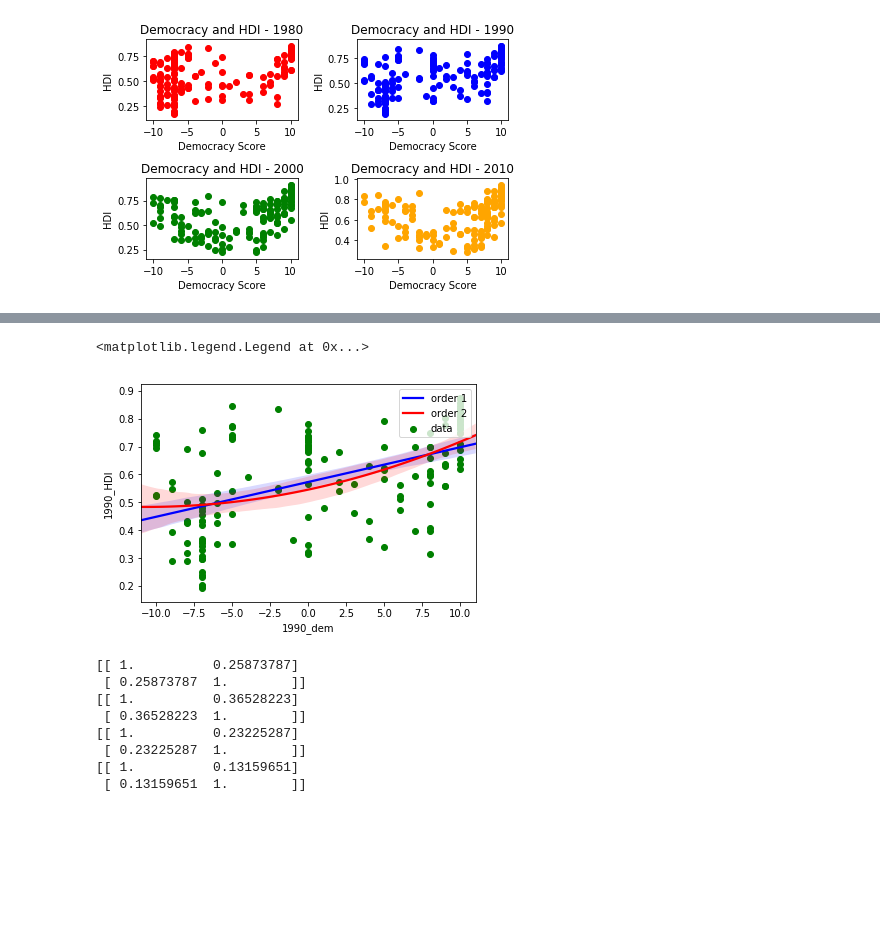
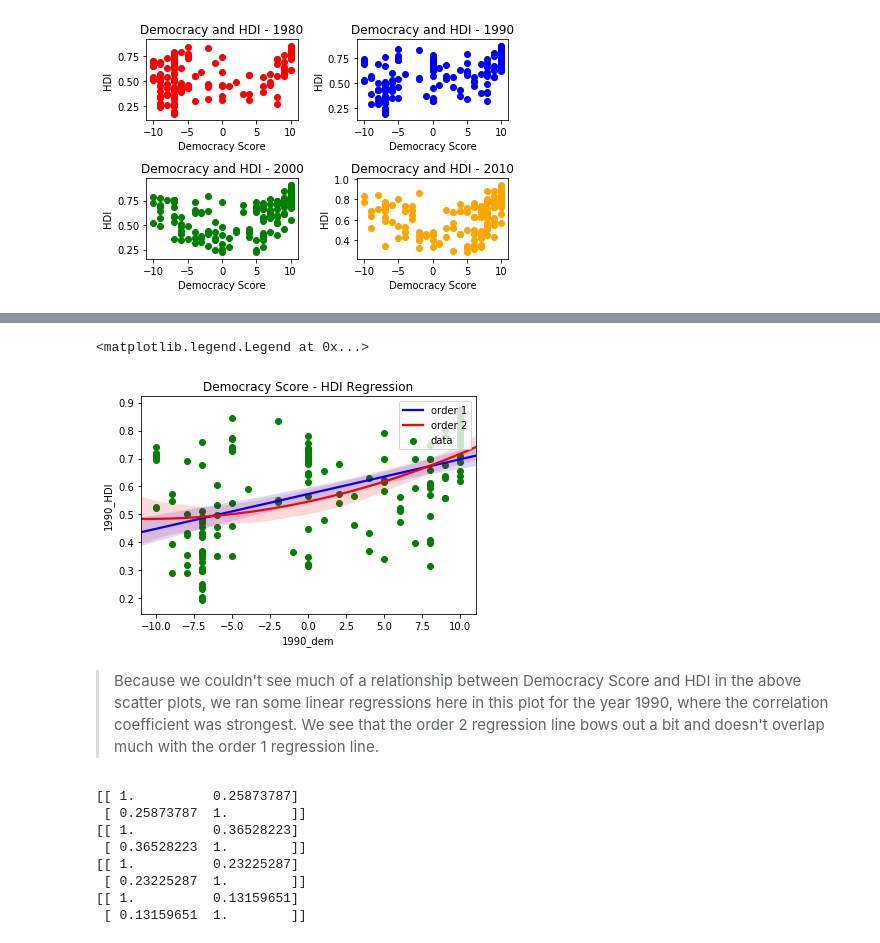
Before and after one commit to ccaddel/investigate_gapminder_data, a Jupyter notebook: Investigate_a_Dataset.ipynb, the cells around one changed output, grey strips where cells are left out. Cells and saved outputs as stored; diff of their text form; code cells hidden in the pictures; blank space fills up the shorter version.

```diff
--- a/Investigate_a_Dataset.ipynb
+++ b/Investigate_a_Dataset.ipynb
@@ -452,12 +499,15 @@ plt.tight_layout()
 # %%
 #run a linear regression on democracy score and HDI for 1990, referenced in blue scatter plot above
 plt.scatter(x=dem_GDP_HDI_urb['1990_dem'],y=dem_GDP_HDI_urb['1990_HDI'],c='green',label='data')
 sns.regplot(x='1990_dem',y='1990_HDI', data = dem_GDP_HDI_urb,scatter=None, order=1, color='blue', label='order 1')
 sns.regplot(x='1990_dem',y='1990_HDI', data = dem_GDP_HDI_urb,scatter=None, order=2, color='red', label='order 2')
+plt.title('Democracy Score - HDI Regression')
 plt.legend(loc='upper right')
 # %% [output]
 <matplotlib.legend.Legend at 0x...>
-[figure, old version]
+[figure, new version]
+# %% [markdown]
+> Because we couldn't see much of a relationship between Democracy Score and HDI in the above scatter plots, we ran some linear regressions here in this plot for the year 1990, where the correlation coefficient was strongest. We see that the order 2 regression line bows out a bit and doesn't overlap much with the order 1 regression line.
 # %%
 #Compare democracy and Urban Population for each year
 plt.subplot(221)
```
Also changed, not shown: parts of 28 cells of this notebook.
